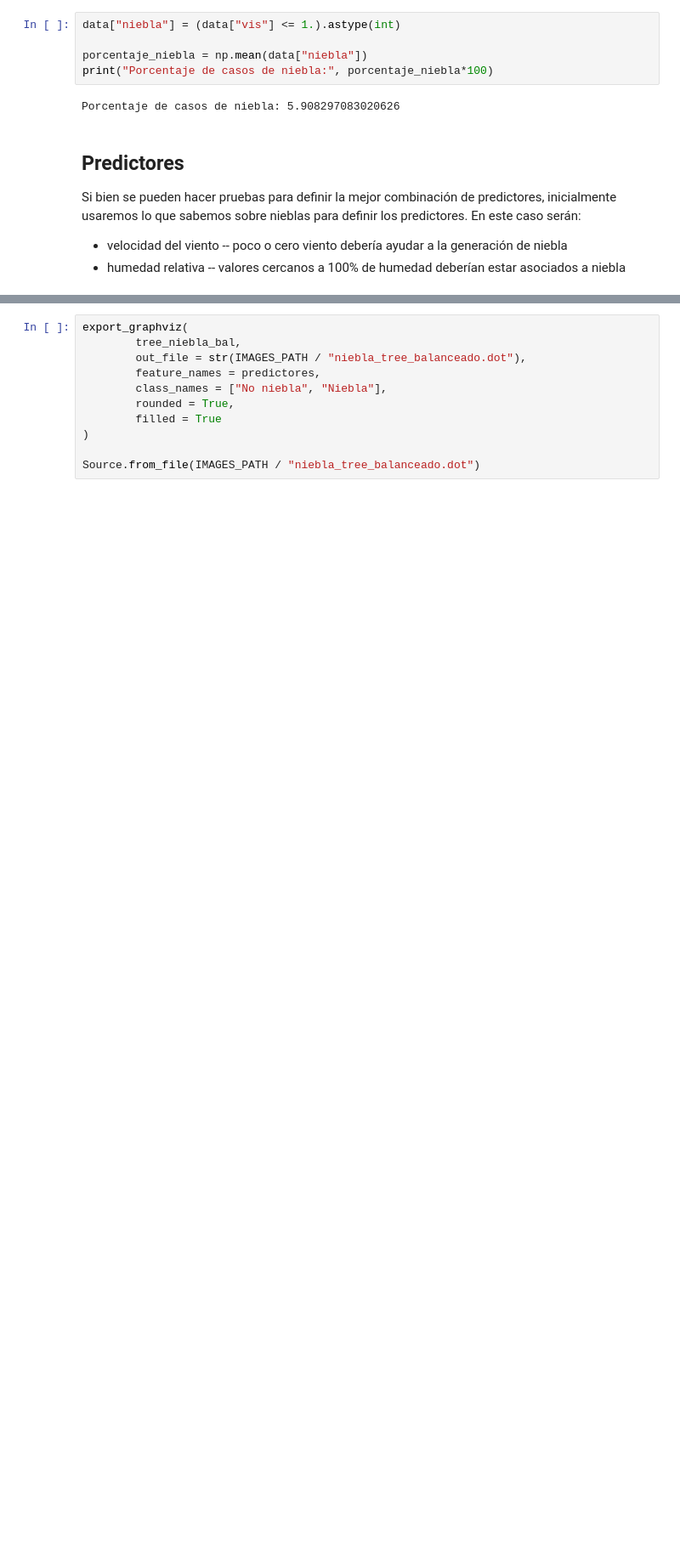
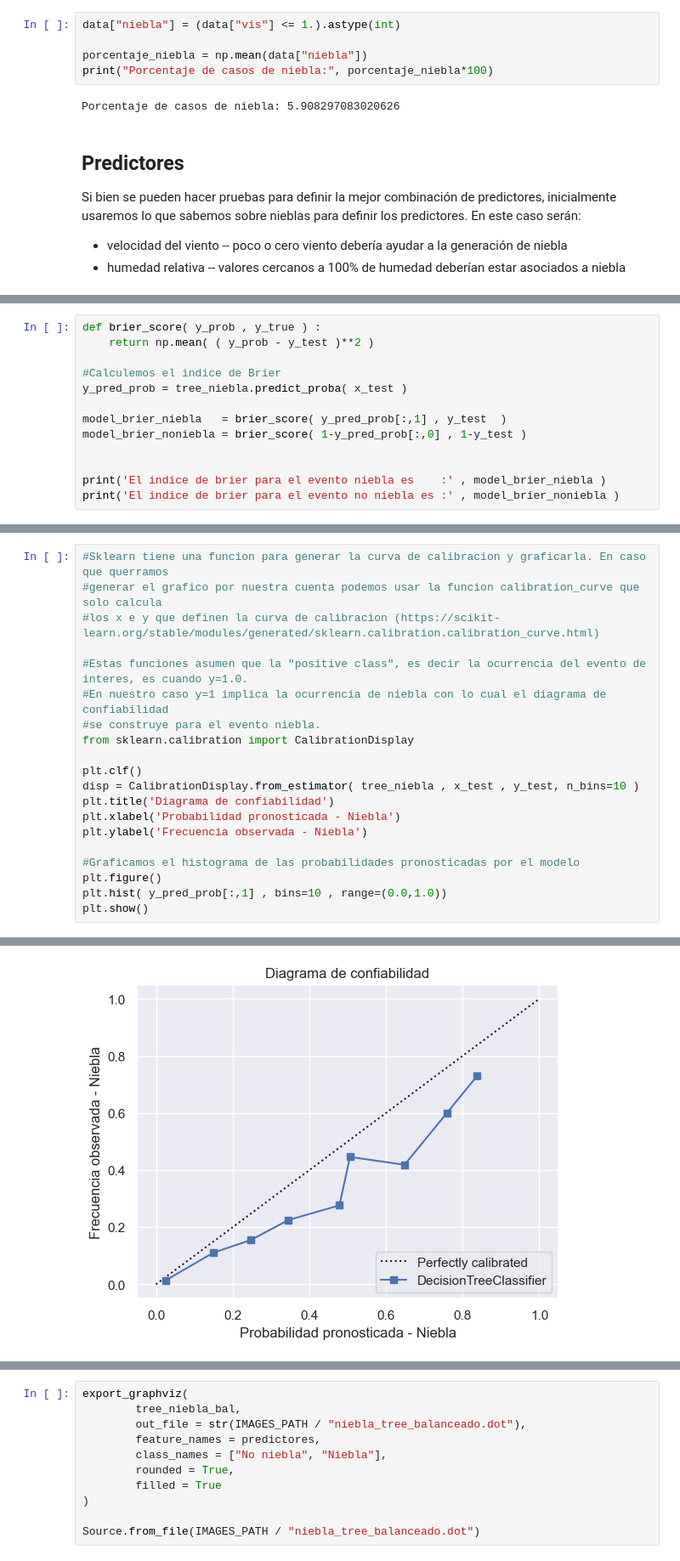
Before and after one commit to paocorrales/arboles_y_bosques, a Jupyter notebook: Scripts/01-arboles_niebla_classificacion.ipynb, the cells around one changed output, grey strips where cells are left out. Shown at 85% size. Drawn from its saved outputs; the diff is of its cells as text; blank space fills up the shorter version.

```diff
--- a/Scripts/01-arboles_niebla_classificacion.ipynb
+++ b/Scripts/01-arboles_niebla_classificacion.ipynb
@@ -164,0 +374,13 @@ tree_niebla.score(x_test, y_test)
+# %%
+def brier_score( y_prob , y_true ) :
+    return np.mean( ( y_prob - y_test )**2 )
+
+#Calculemos el indice de Brier
+y_pred_prob = tree_niebla.predict_proba( x_test )
+
+model_brier_niebla   = brier_score( y_pred_prob[:,1] , y_test  )
+model_brier_noniebla = brier_score( 1-y_pred_prob[:,0] , 1-y_test )
+
+
+print('El indice de brier para el evento niebla es    :' , model_brier_niebla )
+print('El indice de brier para el evento no niebla es :' , model_brier_noniebla )
@@ -164,0 +417,21 @@ tree_niebla.score(x_test, y_test)
+# %%
+#Sklearn tiene una funcion para generar la curva de calibracion y graficarla. En caso que querramos
+#generar el grafico por nuestra cuenta podemos usar la funcion calibration_curve que solo calcula
+#los x e y que definen la curva de calibracion (https://scikit-learn.org/stable/modules/generated/sklearn.calibration.calibration_curve.html)
+
+#Estas funciones asumen que la "positive class", es decir la ocurrencia del evento de interes, es cuando y=1.0.
+#En nuestro caso y=1 implica la ocurrencia de niebla con lo cual el diagrama de confiabilidad
+#se construye para el evento niebla.
+from sklearn.calibration import CalibrationDisplay
+
+plt.clf()
+disp = CalibrationDisplay.from_estimator( tree_niebla , x_test , y_test, n_bins=10 )
+plt.title('Diagrama de confiabilidad')
+plt.xlabel('Probabilidad pronosticada - Niebla')
+plt.ylabel('Frecuencia observada - Niebla')
+
+#Graficamos el histograma de las probabilidades pronosticadas por el modelo
+plt.figure()
+plt.hist( y_pred_prob[:,1] , bins=10 , range=(0.0,1.0))
+plt.show()
+# %% [output]
@@ -164,0 +439 @@ tree_niebla.score(x_test, y_test)
+[figure, added]
```
Also changed, not shown: parts of 37 cells of this notebook, 2 other files.
